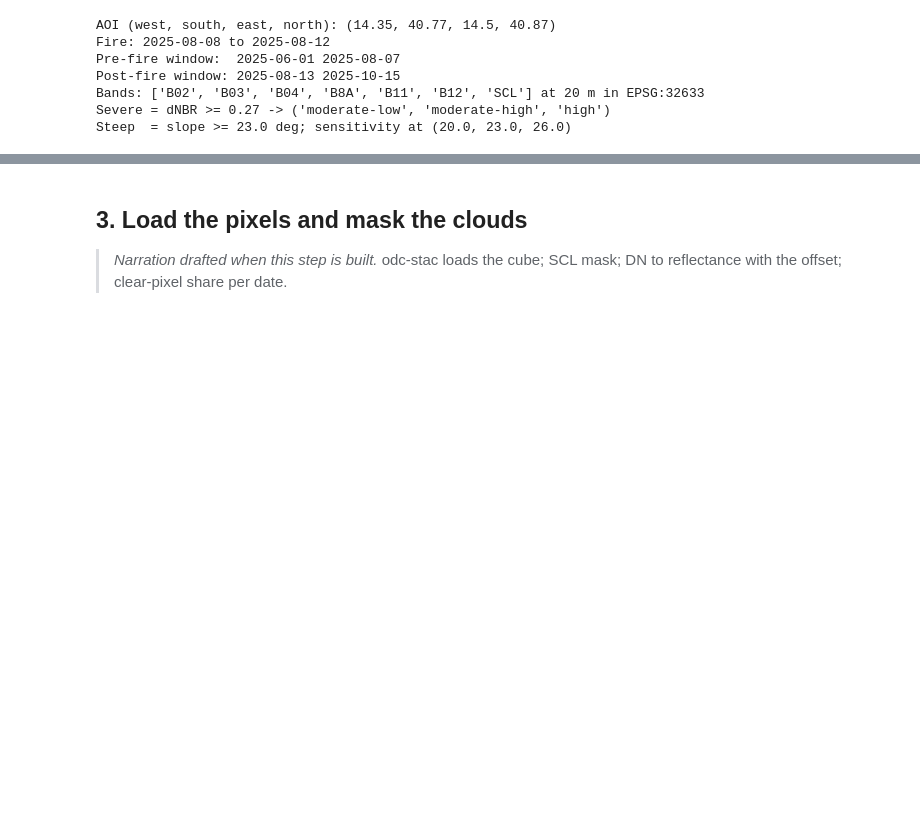
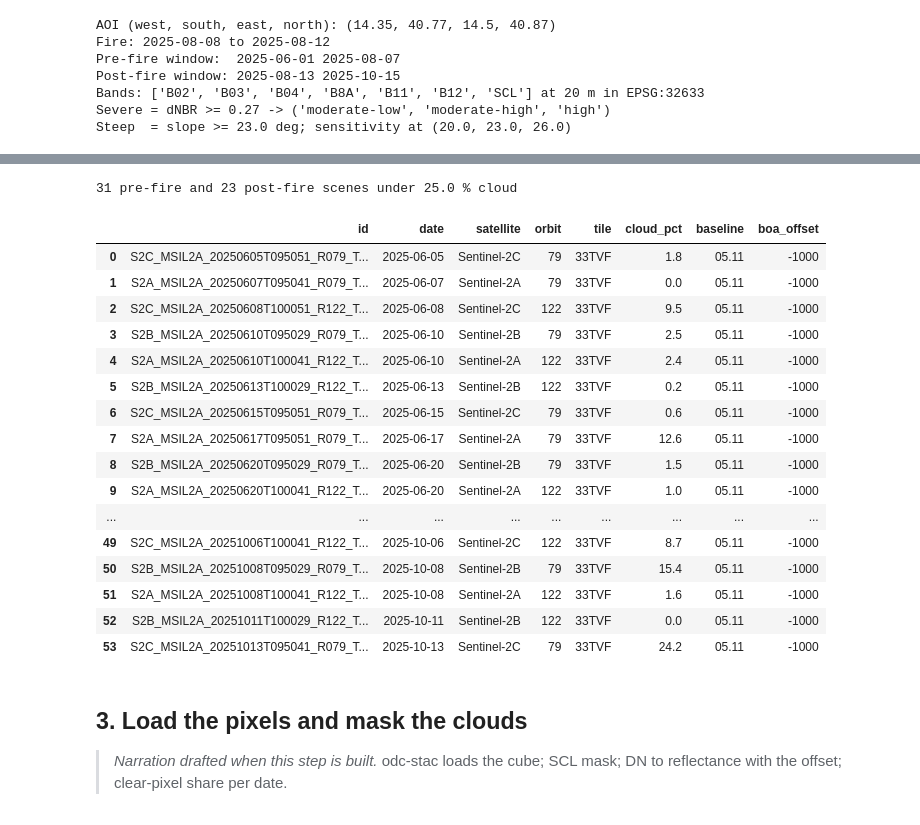
Before and after one commit to Black-Lights/vesuvius-burn-severity, a Jupyter notebook: vesuvius_burn_severity.ipynb, the cells around one changed output, grey strips where cells are left out. Saved outputs shown, nothing was run; the diff lists cells and outputs as text; code cells hidden in the pictures; blank space fills up the shorter version.

```diff
--- a/vesuvius_burn_severity.ipynb
+++ b/vesuvius_burn_severity.ipynb
@@ -34,5 +34,32 @@ Steep  = slope >= 23.0 deg; sensitivity at (20.0, 23.0, 26.0)
 # %%
-# Step 2: written after step 1 is approved.
+# Step 2. Ask the catalogue which scenes exist over the box in each window. Metadata only, no pixels yet.
+from burnsev import catalog
+
+pre_items = catalog.search_scenes(aoi.BBOX, *aoi.PRE_WINDOW, aoi.MAX_CLOUD)
+post_items = catalog.search_scenes(aoi.BBOX, *aoi.POST_WINDOW, aoi.MAX_CLOUD)
+print(len(pre_items), "pre-fire and", len(post_items), "post-fire scenes under", aoi.MAX_CLOUD, "% cloud")
+
+scenes = catalog.scene_table(pre_items + post_items)
+scenes
+# %% [output]
+31 pre-fire and 23 post-fire scenes under 25.0 % cloud
+|  | id | date | satellite | orbit | tile | cloud_pct | baseline | boa_offset |
+| 0 | S2C_MSIL2A_20250605T095051_R079_T... | 2025-06-05 | Sentinel-2C | 79 | 33TVF | 1.8 | 05.11 | -1000 |
+| 1 | S2A_MSIL2A_20250607T095041_R079_T... | 2025-06-07 | Sentinel-2A | 79 | 33TVF | 0.0 | 05.11 | -1000 |
+| 2 | S2C_MSIL2A_20250608T100051_R122_T... | 2025-06-08 | Sentinel-2C | 122 | 33TVF | 9.5 | 05.11 | -1000 |
+| 3 | S2B_MSIL2A_20250610T095029_R079_T... | 2025-06-10 | Sentinel-2B | 79 | 33TVF | 2.5 | 05.11 | -1000 |
+| 4 | S2A_MSIL2A_20250610T100041_R122_T... | 2025-06-10 | Sentinel-2A | 122 | 33TVF | 2.4 | 05.11 | -1000 |
+| 5 | S2B_MSIL2A_20250613T100029_R122_T... | 2025-06-13 | Sentinel-2B | 122 | 33TVF | 0.2 | 05.11 | -1000 |
+| 6 | S2C_MSIL2A_20250615T095051_R079_T... | 2025-06-15 | Sentinel-2C | 79 | 33TVF | 0.6 | 05.11 | -1000 |
+| 7 | S2A_MSIL2A_20250617T095051_R079_T... | 2025-06-17 | Sentinel-2A | 79 | 33TVF | 12.6 | 05.11 | -1000 |
+| 8 | S2B_MSIL2A_20250620T095029_R079_T... | 2025-06-20 | Sentinel-2B | 79 | 33TVF | 1.5 | 05.11 | -1000 |
+| 9 | S2A_MSIL2A_20250620T100041_R122_T... | 2025-06-20 | Sentinel-2A | 122 | 33TVF | 1.0 | 05.11 | -1000 |
+| ... | ... | ... | ... | ... | ... | ... | ... | ... |
+| 49 | S2C_MSIL2A_20251006T100041_R122_T... | 2025-10-06 | Sentinel-2C | 122 | 33TVF | 8.7 | 05.11 | -1000 |
+| 50 | S2B_MSIL2A_20251008T095029_R079_T... | 2025-10-08 | Sentinel-2B | 79 | 33TVF | 15.4 | 05.11 | -1000 |
+| 51 | S2A_MSIL2A_20251008T100041_R122_T... | 2025-10-08 | Sentinel-2A | 122 | 33TVF | 1.6 | 05.11 | -1000 |
+| 52 | S2B_MSIL2A_20251011T100029_R122_T... | 2025-10-11 | Sentinel-2B | 122 | 33TVF | 0.0 | 05.11 | -1000 |
+| 53 | S2C_MSIL2A_20251013T095041_R079_T... | 2025-10-13 | Sentinel-2C | 79 | 33TVF | 24.2 | 05.11 | -1000 |
 # %% [markdown]
 ## 3. Load the pixels and mask the clouds
 
```
Also changed, not shown: parts of 1 cell of this notebook, 2 other files.
